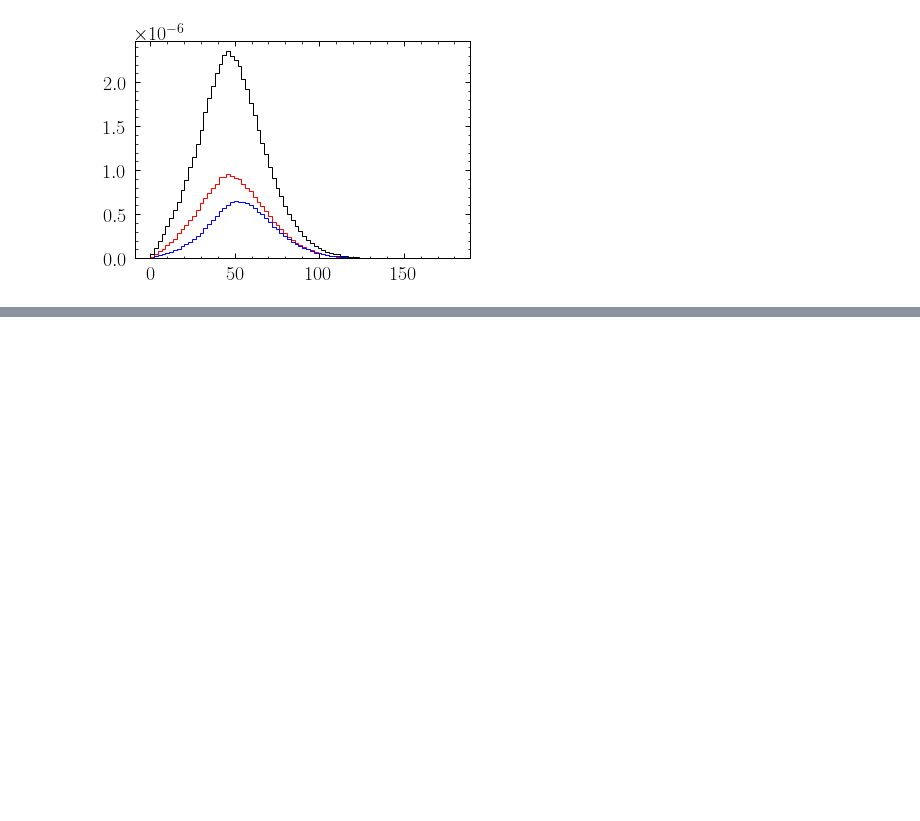
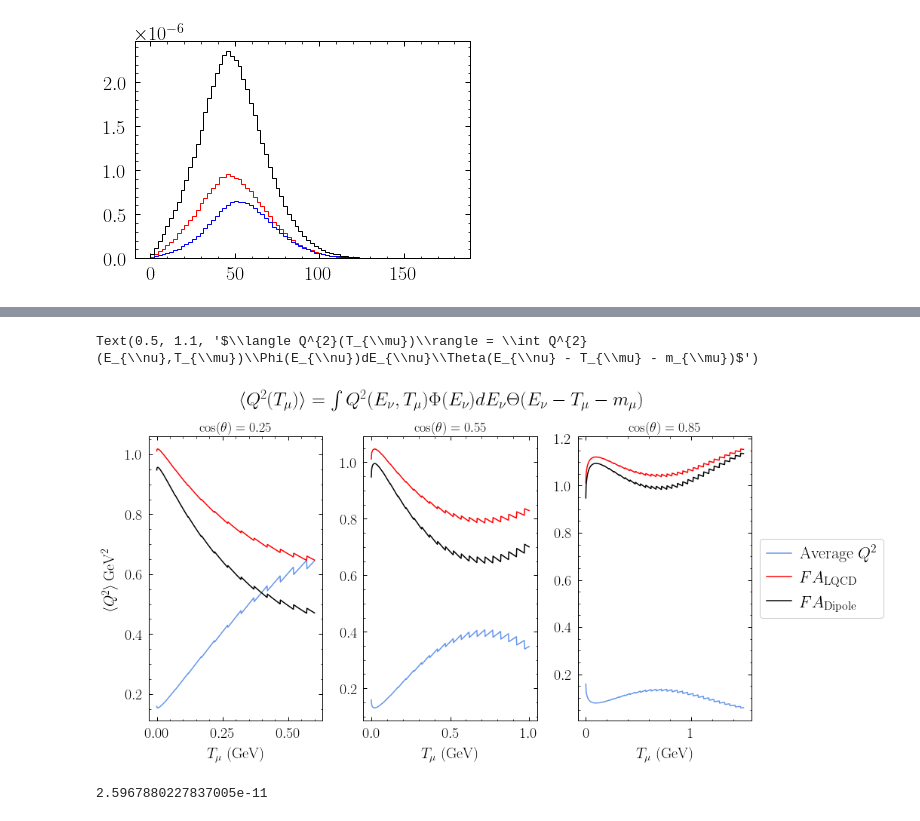
Before and after one commit to nastein/Lucino, a Jupyter notebook: CC_Intf/Untitled.ipynb, the cells around one changed output, grey strips where cells are left out. Drawn from its saved outputs; the diff is of its cells as text; code cells hidden in the pictures; blank space fills up the shorter version.

```diff
--- a/CC_Intf/Untitled.ipynb
+++ b/CC_Intf/Untitled.ipynb
@@ -381,0 +464,30 @@ for prot_mom, probe_mom in zip(outnuc_p4, probe_p4):
+# %%
+fig,ax = plt.subplots(1,3,figsize=(12,6))
+fig.tight_layout()
+
+
+for i in range(0,3):
+    ax[i].plot(ts[i], avgQ2[i],label='Average $Q^{2}$')
+    ax[i].set_xlabel(r'$T_{\mu}$ (GeV)')
+
+    ax[i].plot(ts[i],LQCD_tmu[i],color='red',label=r'$FA_{\rm{LQCD}}$')
+    ax[i].plot(ts[i],dipole_tmu[i],color='black',label=r'$FA_{\rm{Dipole}}$')
+    #ax[i].plot(ts[i],np.array(LQCD_tmu[i])-np.array(dipole_tmu[i]),color='black',label = '$FA_{LQCD} - FA_{Dipole}$')
+
+ax[0].set_title(r'$\cos(\theta) = 0.25$',fontsize=18)
+ax[1].set_title(r'$\cos(\theta) = 0.55$',fontsize=18)
+ax[2].set_title(r'$\cos(\theta) = 0.85$',fontsize=18)
+
+ax[2].legend(loc='center left',bbox_to_anchor=(1.0,0.5), prop={'size': 22})
+
+ax[0].set_ylabel(r'$\langle Q^{2}\rangle \,\rm{GeV}^{2}$')
+
+#fig.suptitle(r'Average $Q^{2}$ Integrated over MiniBooNE flux',fontsize=25,y=1.1)
+fig.suptitle(r'$\langle Q^{2}(T_{\mu})\rangle = \int Q^{2}(E_{\nu},T_{\mu})\Phi(E_{\nu})dE_{\nu}\Theta(E_{\nu} - T_{\mu} - m_{\mu})$',fontsize=25,y=1.1)
+# %% [output]
+Text(0.5, 1.1, '$\\langle Q^{2}(T_{\\mu})\\rangle = \\int Q^{2}(E_{\\nu},T_{\\mu})\\Phi(E_{\\nu})dE_{\\nu}\\Theta(E_{\\nu} - T_{\\mu} - m_{\\mu})$')
+[figure, added]
+# %%
+norm
+# %% [output]
+2.5967880227837005e-11
```
Also changed, not shown: parts of 13 cells of this notebook, 38 other files.
